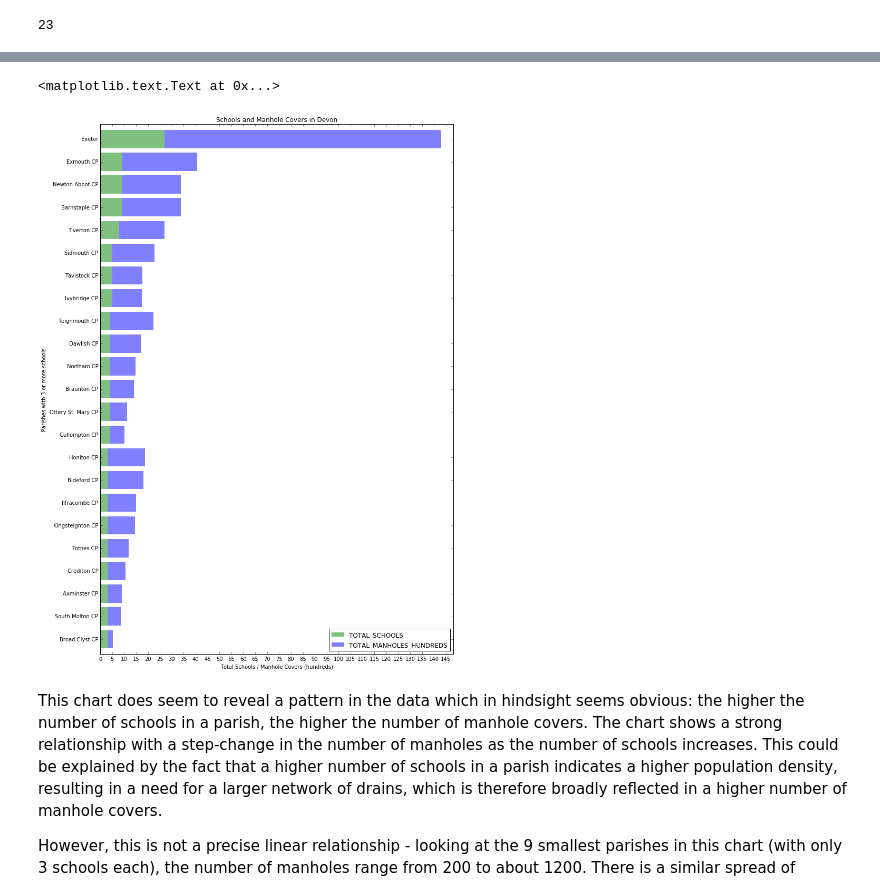
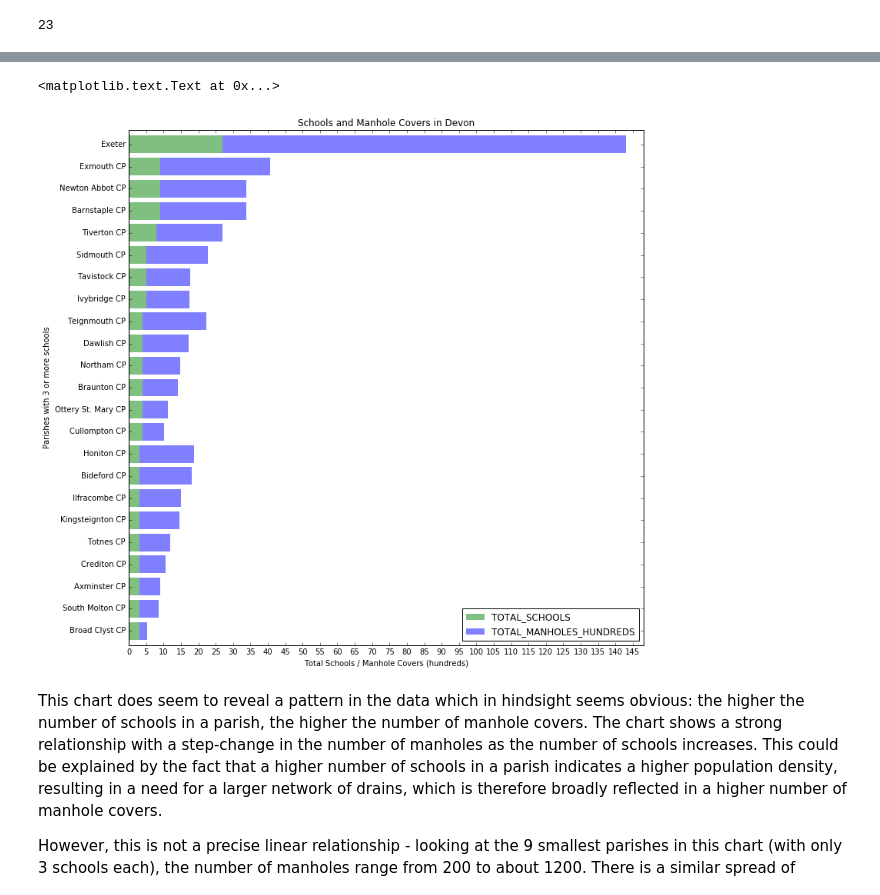
Before and after one commit to prathameshyeotekar1/notebooks, a Jupyter notebook: 2016J_TMA01/2016J_TMA01_q2.ipynb, the cells around one changed output, grey strips where cells are left out. Drawn from its saved outputs; the diff is of its cells as text; code cells hidden in the pictures.

```diff
--- a/2016J_TMA01/2016J_TMA01_q2.ipynb
+++ b/2016J_TMA01/2016J_TMA01_q2.ipynb
@@ -142,8 +145,10 @@ manholes_df.head(5)
 manholes_df = manholes_df.groupby('PARISH_NAME').count() #gives count of manholes for each parish
 #we need to give the dataframe a new index, so that parish is just another normal column.
 manholes_df = manholes_df.reset_index()
-#lets rename ITEM_TYPE_NAME to TOTAL_MANHOLES as this is more meaningful. Also lets rename PARISH_NAME to PARISH as
-#this is how its referred to in the buildings data, and we'll eventually need to join on that column.
-manholes_df.rename(columns={'PARISH_NAME': 'PARISH', 'ITEM_TYPE_NAME': 'TOTAL_MANHOLES'}, inplace=True)
+#lets rename ITEM_TYPE_NAME to TOTAL_MANHOLES as this is more meaningful.
+#Also lets rename PARISH_NAME to PARISH as this is how its referred to in the buildings data,
+#and we'll eventually need to join on that column.
+manholes_df.rename(columns={'PARISH_NAME': 'PARISH', 'ITEM_TYPE_NAME': 'TOTAL_MANHOLES'},
+                   inplace=True)
 manholes_df.head(5)
 # %% [output]
@@ -348,24 +381,24 @@ schools_manholes_df.head(5)
 # %%
-#now lets try to plot again. A horizonal, stacked chart seems to bring out the pattern better. I've also adjusted the
-#xticks to make it easier to read the values (as most are small), and with bar and line width to fit the bars closer
-#together and bring out the pattern.
+#now lets try to plot again. A horizonal, stacked chart seems to bring out the pattern better.
+#I've also adjusted the xticks to make it easier to read the values (as most are small),
+#and with bar and line width to fit the bars closer together and bring out the pattern.
 schools_manholes_df.plot.barh(x='PARISH', y=['TOTAL_SCHOOLS','TOTAL_MANHOLES_HUNDREDS'],
                              title="Schools and Manhole Covers in Devon",
-                             figsize=(12,18),
+                             figsize=(12,12),
                              xlim=(0, max(schools_manholes_df['TOTAL_MANHOLES_HUNDREDS']) +
                                    max(schools_manholes_df['TOTAL_SCHOOLS']) + 5),
                              stacked=True,
                              color=['green','blue'],
                              alpha=0.5,
                              width=0.8,
                              linewidth=0,
                              xticks=range(0, 150, 5)
                             )
 plt.ylabel('Parishes with 3 or more schools')
 plt.xlabel('Total Schools / Manhole Covers (hundreds)')
 # %% [output]
 <matplotlib.text.Text at 0x...>
-[figure, old version]
+[figure, new version]
 # %% [markdown]
 This chart does seem to reveal a pattern in the data which in hindsight seems obvious: the higher the number of schools in a parish, the higher the number of manhole covers. The chart  shows a strong relationship with a step-change in the number of manholes as the number of schools increases. This could be explained by the fact that a higher number of schools in a parish indicates a higher population density, resulting in a need for a larger network of drains, which is therefore broadly reflected in a higher number of manhole covers.
 
```
Also changed, not shown: parts of 22 cells of this notebook, 12 other files.
